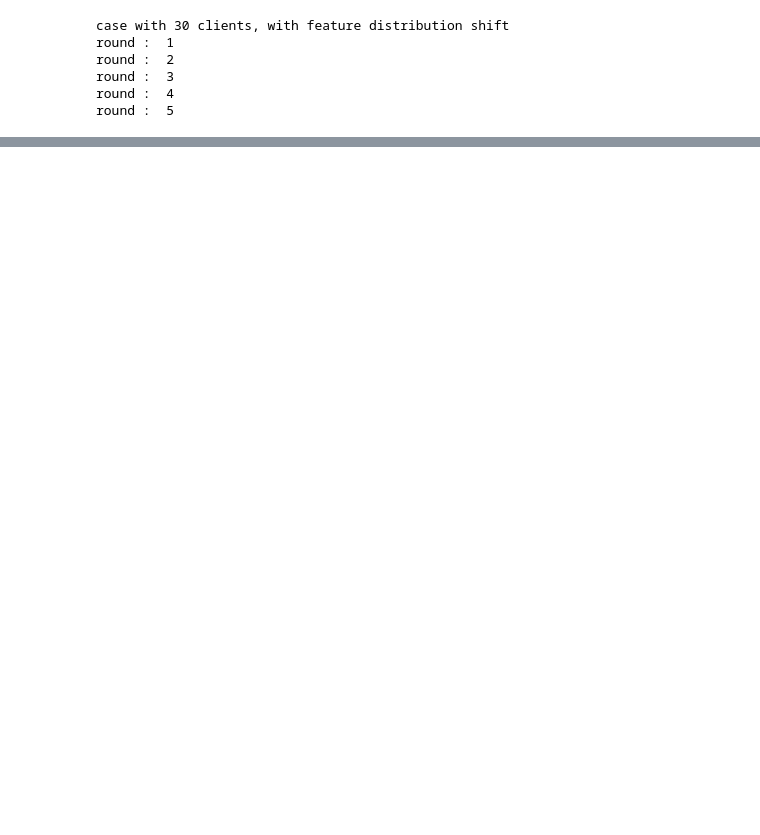
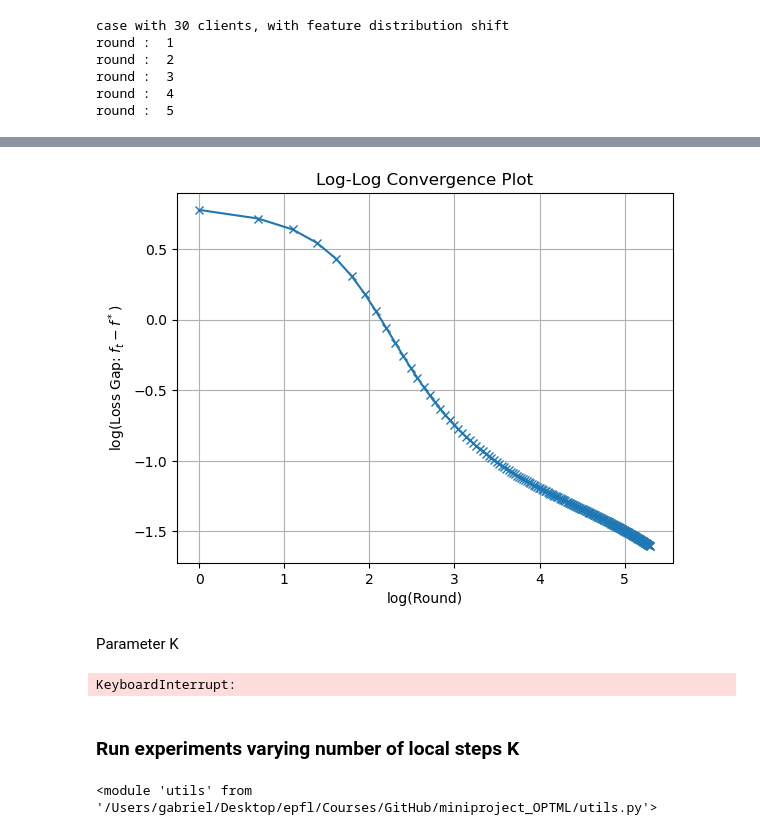
Before and after one commit to hacknstack/miniproject_OPTML, a Jupyter notebook: features_shift.ipynb, the cells around one changed output, grey strips where cells are left out. Saved outputs shown, nothing was run; the diff lists cells and outputs as text; code cells hidden in the pictures; blank space fills up the shorter version.

```diff
--- a/features_shift.ipynb
+++ b/features_shift.ipynb
@@ -118,0 +198,41 @@ Test Accuracy with 30 ): 84.10%
+# %%
+import numpy as np
+
+rounds = np.arange(1, len(loss_curve) + 1)
+plt.plot(np.log(rounds), np.log(loss_curve), marker='x')
+plt.xlabel("log(Round)")
+plt.ylabel("log(Loss Gap: $f_t - f^*$)")
+plt.title("Log-Log Convergence Plot")
+plt.grid(True)
+plt.show()
+# %% [output]
+[figure, added]
+# %% [markdown]
+Parameter K
+# %%
+model, loss_curve = fedavg_loss(datalist, T=20, K=200, gamma=0.1, print_every = 10, weights=None)
+
+#print(loss_curve)
+
+# Compute convergence rates
+abs_dec = compute_convergence(loss_curve)
+
+# Example printout
+#for r in range(T):
+    #print(f"Round {r+1}→{r+2}: abs drop = {abs_dec[r]:.4f}, rel drop = {rel_dec[r]:.4%}")
+
+
+
+test_accuracy = evaluate(model, test_images, test_labels)
+print(f"Test Accuracy with {n_clients} ): {test_accuracy * 100:.2f}%")
+# %% [output]
+KeyboardInterrupt:
+# %% [markdown]
+### Run experiments varying number of local steps K
+# %%
+import importlib
+import utils
+importlib.reload(utils)
+from utils import *
+# %% [output]
+<module 'utils' from '/Users/gabriel/Desktop/epfl/Courses/GitHub/miniproject_OPTML/utils.py'>
```
Also changed, not shown: parts of 28 cells of this notebook, 3 other files.
